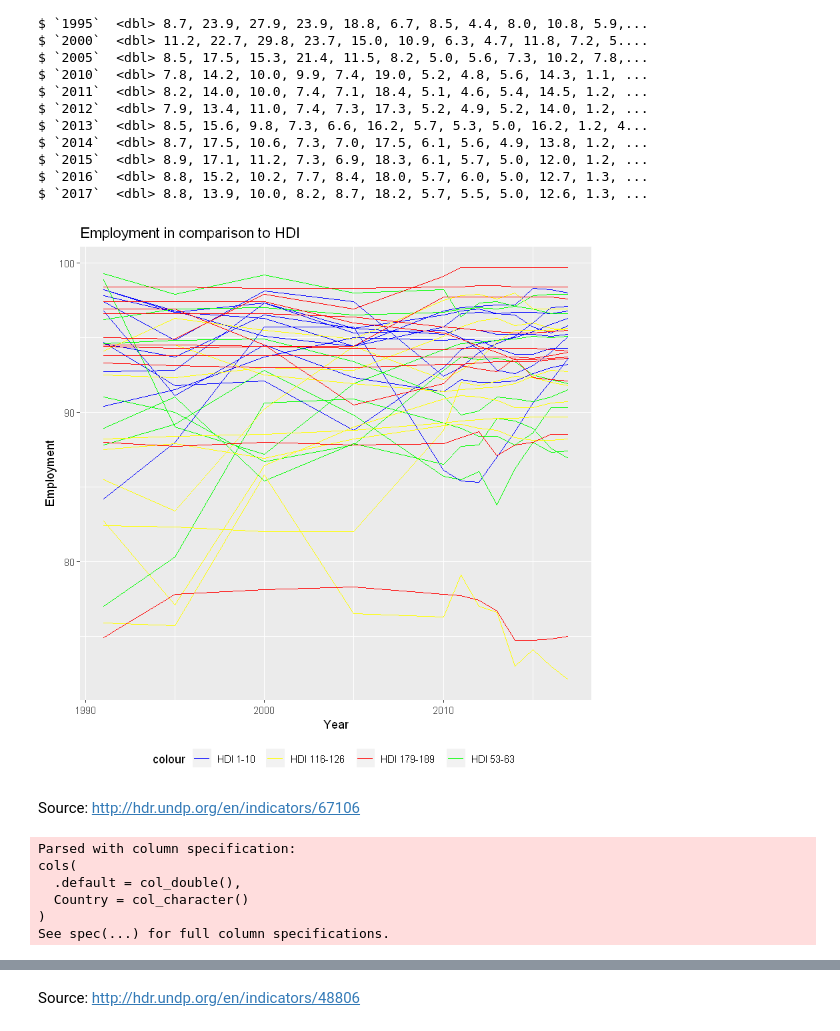
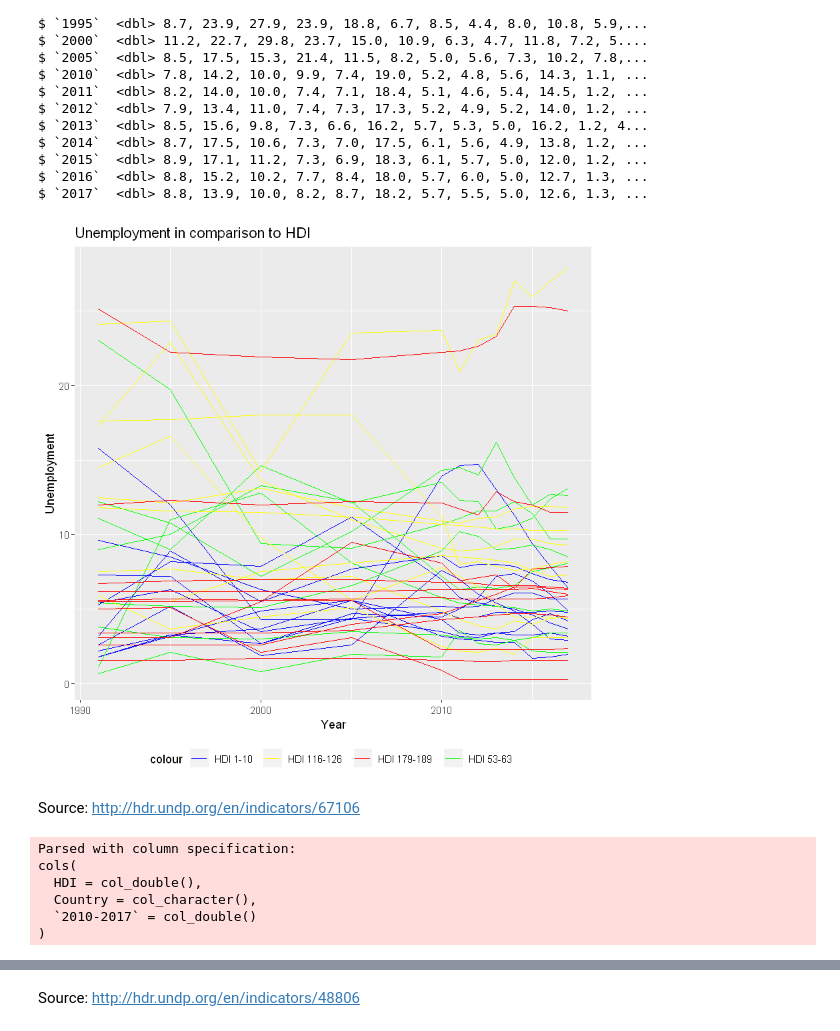
Before and after one commit to hazelerickson/data201, a Jupyter notebook: Group project - Income Index and Unemployment.ipynb, the cells around one changed output, grey strips where cells are left out. Drawn from its saved outputs; the diff is of its cells as text; code cells hidden in the pictures.

```diff
--- a/Group project - Income Index and Unemployment.ipynb
+++ b/Group project - Income Index and Unemployment.ipynb
@@ -142,22 +138,22 @@ unemployment_low <- convert_to_long(unemployment, low)
 unemployment_lowest <- convert_to_long(unemployment, lowest)
 # %%
 ggplot() +
-    geom_line(data = unemployment_highest, aes(x = Year, y = 100-Factor, group = Country, color = 'HDI 1-10'))  +
-    geom_line(data = unemployment_high, aes(x = Year, y = 100-Factor, group = Country, color = 'HDI 53-63')) +
-    geom_line(data = unemployment_low, aes(x = Year, y = 100-Factor, group = Country, color = 'HDI 116-126')) +
-    geom_line(data = unemployment_lowest, aes(x = Year, y = 100-Factor, group = Country, color = 'HDI 179-189')) +
+    geom_line(data = unemployment_highest, aes(x = Year, y = Factor, group = Country, color = 'HDI 1-10'))  +
+    geom_line(data = unemployment_high, aes(x = Year, y = Factor, group = Country, color = 'HDI 53-63')) +
+    geom_line(data = unemployment_low, aes(x = Year, y = Factor, group = Country, color = 'HDI 116-126')) +
+    geom_line(data = unemployment_lowest, aes(x = Year, y = Factor, group = Country, color = 'HDI 179-189')) +
     scale_color_manual(values = c('HDI 1-10' = 'blue', 'HDI 53-63' = 'green', 'HDI 116-126' = 'yellow', 'HDI 179-189' = 'red')) +
-    ggtitle('Employment in comparison to HDI') + xlab('Year') + ylab('Employment') + theme(legend.position = ("bottom"))
+    ggtitle('Unemployment in comparison to HDI') + xlab('Year') + ylab('Unemployment') + theme(legend.position = ("bottom"))
 # %% [output]
-[figure, old version]
+[figure, new version]
 # %% [markdown]
 Source: http://hdr.undp.org/en/indicators/67106
 # %%
-income_inequality <- read_csv("Income_Inequality.csv")
+income_inequality1 <- read_csv("Income_Inequality.csv")
 # %% [output]
 Parsed with column specification:
 cols(
-  .default = col_double(),
-  Country = col_character()
+  HDI = col_double(),
+  Country = col_character(),
+  `2010-2017` = col_double()
 )
-See spec(...) for full column specifications.
```
Also changed, not shown: parts of 9 cells of this notebook, 1 other file.
